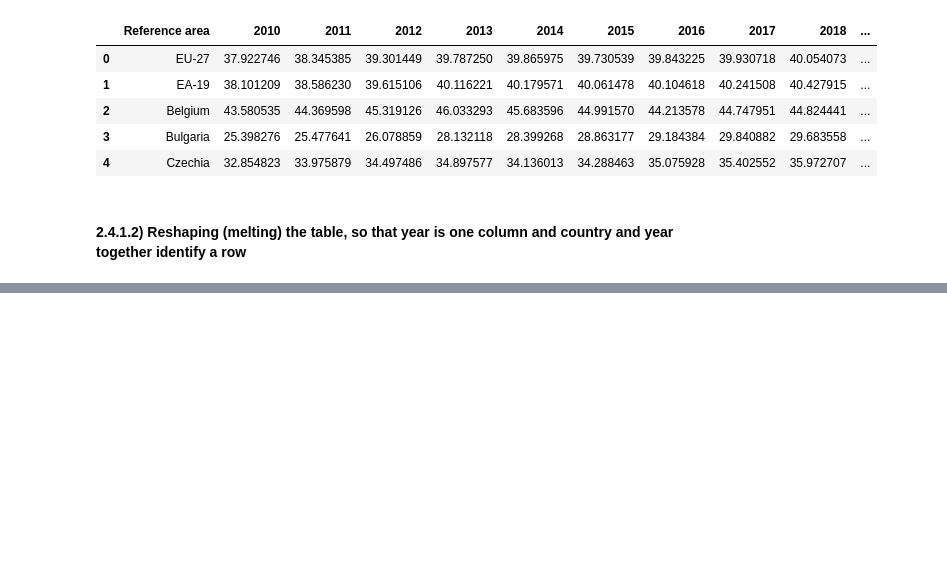
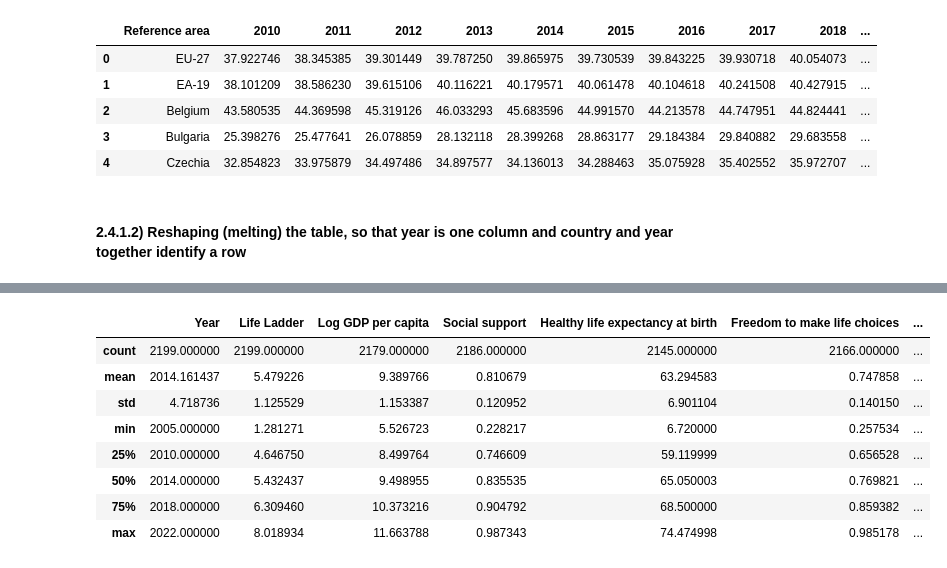
Before and after one commit to TRossen89/BI_Exam, a Jupyter notebook: SocialBenefitsEmploymentAndGDP.ipynb, the cells around one changed output, grey strips where cells are left out. Cells and saved outputs as stored; diff of their text form; code cells hidden in the pictures; blank space fills up the shorter version.

```diff
--- a/SocialBenefitsEmploymentAndGDP.ipynb
+++ b/SocialBenefitsEmploymentAndGDP.ipynb
@@ -652,0 +803,12 @@ df_melted = pd.melt(df, id_vars=['Country'], var_name='Year', value_name='Taxati
+# %%
+
+list_of_dfs.clear()
+
+list_of_dfs.append(social_exp_eu_usa_aus)
+list_of_dfs.append(gdp_1970_defl_simple)
+list_of_dfs.append(feel_safe_df)
+list_of_dfs.append(percivd_health_pos_df)
+
+world_happiness_2023.rename(columns={"year":"TIME_PERIOD"}, inplace=True)
+
+list_of_dfs.append(world_happiness_2023)
@@ -652,0 +855,6 @@ df_melted = pd.melt(df, id_vars=['Country'], var_name='Year', value_name='Taxati
+# %%
+social_exp_2005 = social_exp_eu_usa_aus[(social_exp_eu_usa_aus["Year"]>= 2005) & (social_exp_eu_usa_aus["Unit of measure"] == "Precentage of general government expenditure")]
+gdp_defl_2005 = gdp_1970_defl_simple[gdp_1970_defl_simple["Year"]>= 2005]
+feel_safe_2005 = feel_safe_df[feel_safe_df["Year"]>= 2005]
+percivd_health_2005 = percivd_health_pos_df[percivd_health_pos_df["Year"]>= 2005]
+world_happiness_2005 = world_happiness_2023[world_happiness_2023["Year"]>= 2005]
@@ -652,0 +950,12 @@ df_melted = pd.melt(df, id_vars=['Country'], var_name='Year', value_name='Taxati
+# %%
+world_happiness_2005.describe()
+# %% [output]
+|  | Year | Life Ladder | Log GDP per capita | Social support | Healthy life expectancy at birth | Freedom to make life choices | ... |
+| count | 2199.000000 | 2199.000000 | 2179.000000 | 2186.000000 | 2145.000000 | 2166.000000 | ... |
+| mean | 2014.161437 | 5.479226 | 9.389766 | 0.810679 | 63.294583 | 0.747858 | ... |
+| std | 4.718736 | 1.125529 | 1.153387 | 0.120952 | 6.901104 | 0.140150 | ... |
+| min | 2005.000000 | 1.281271 | 5.526723 | 0.228217 | 6.720000 | 0.257534 | ... |
+| 25% | 2010.000000 | 4.646750 | 8.499764 | 0.746609 | 59.119999 | 0.656528 | ... |
+| 50% | 2014.000000 | 5.432437 | 9.498955 | 0.835535 | 65.050003 | 0.769821 | ... |
+| 75% | 2018.000000 | 6.309460 | 10.373216 | 0.904792 | 68.500000 | 0.859382 | ... |
+| max | 2022.000000 | 8.018934 | 11.663788 | 0.987343 | 74.474998 | 0.985178 | ... |
```
Also changed, not shown: parts of 47 cells of this notebook, 3 other files.
